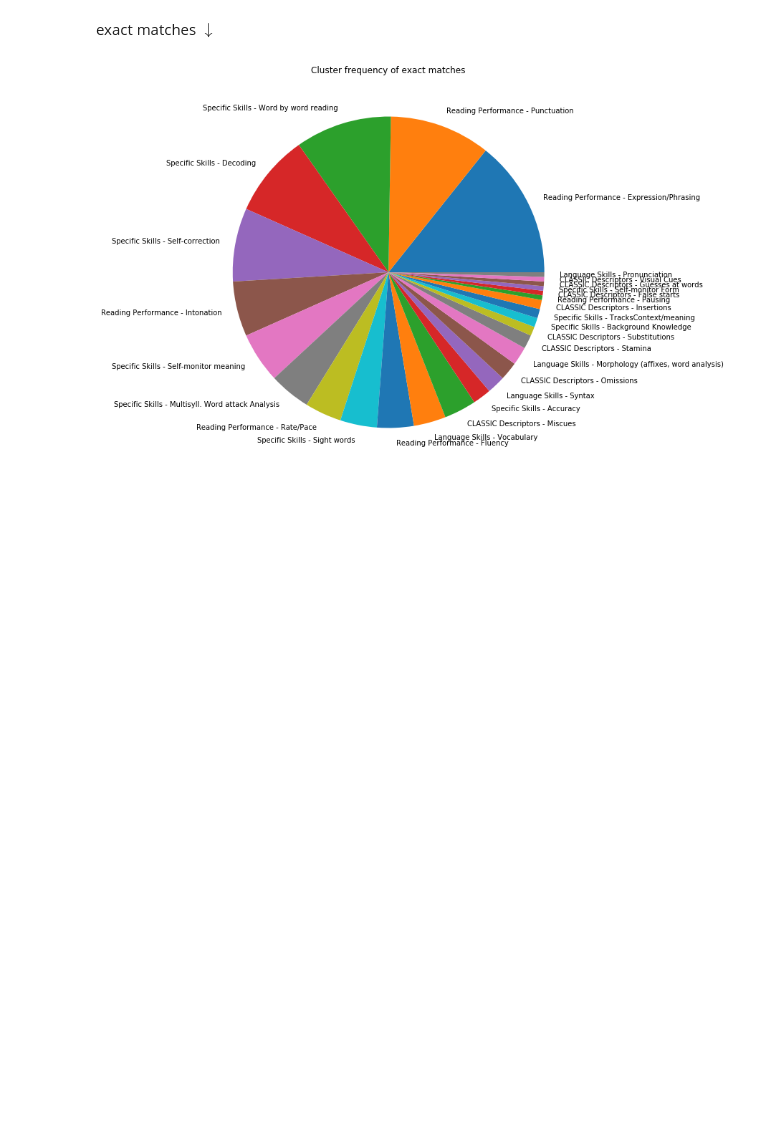
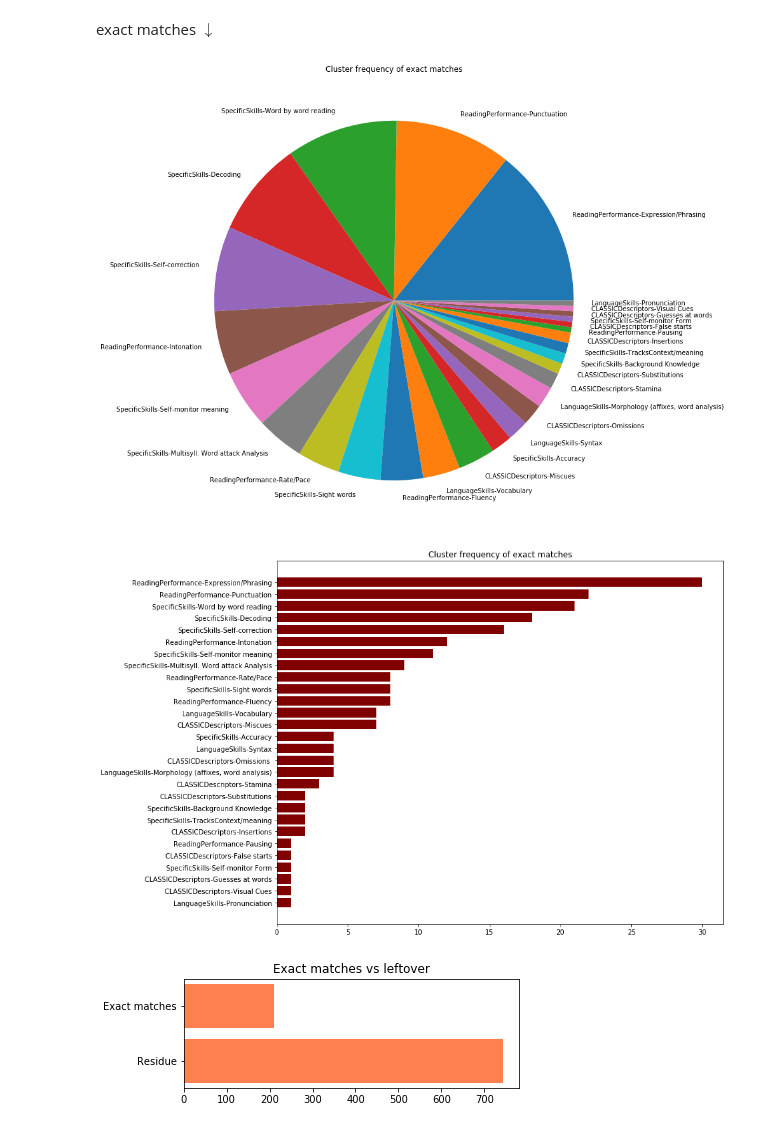
Before and after one commit to ycm/dysfluencies, a Jupyter notebook: 20190712_discrete.ipynb, the cells around one changed output. Cells and saved outputs as stored; diff of their text form; code cells hidden in the pictures; blank space fills up the shorter version.

```diff
--- a/20190712_discrete.ipynb
+++ b/20190712_discrete.ipynb
@@ -82,23 +82,55 @@ exact matches $\downarrow$
 from collections import Counter
 # %%
 cntr = Counter()
+matched = 0
 for obs in corpus:
     for epr_cluster in better_epr_iter:
         if obs == epr_cluster[-1]:
+            matched += 1
             cntr[epr_cluster[:-1]] += 1
 cntr_lst = sorted(
     [
-        tuple([' - '.join(k), v])
+        tuple(['-'.join(k), v])
         for k, v in dict(cntr).items()
     ],
     key=lambda kv: -kv[1]
 )
 _c = list(zip(*cntr_lst))
 k, v = _c[0], _c[1]
-# %%
-plt.figure(figsize=(10,10))
-plt.title('Cluster frequency of exact matches')
-plt.pie(np.array(v), labels=k)
-plt.show()
-# %% [output]
-[figure, removed]
+# %%
+plt.figure(figsize=(13, 13))
+plt.title('Cluster frequency of exact matches')
+plt.pie(
+    np.array(v),
+    labels=k
+)
+
+plt.figure(figsize=(12, 10))
+plt.title('Cluster frequency of exact matches')
+plt.barh(
+    k[::-1],
+    v[::-1],
+    color='maroon'
+)
+plt.show()
+plt.figure(figsize=(6,2))
+
+matches_vs_residue = {
+    'Residue': len(corpus) - matched,
+    'Exact matches': matched
+}
+plt.title('Exact matches vs leftover')
+plt.barh(
+    range(len(matches_vs_residue)),
+    list(matches_vs_residue.values()),
+    align='center',
+    color='coral'
+)
+plt.yticks(range(len(matches_vs_residue)),
+    list(matches_vs_residue.keys())
+)
+plt.show()
+# %% [output]
+[figure, added]
+[figure, added]
+[figure, added]
```
